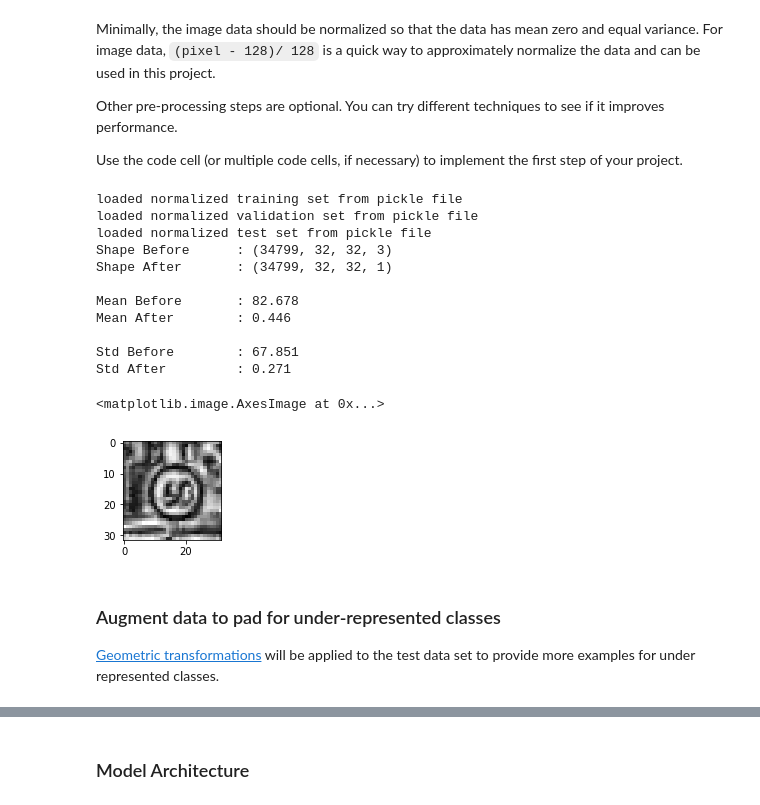
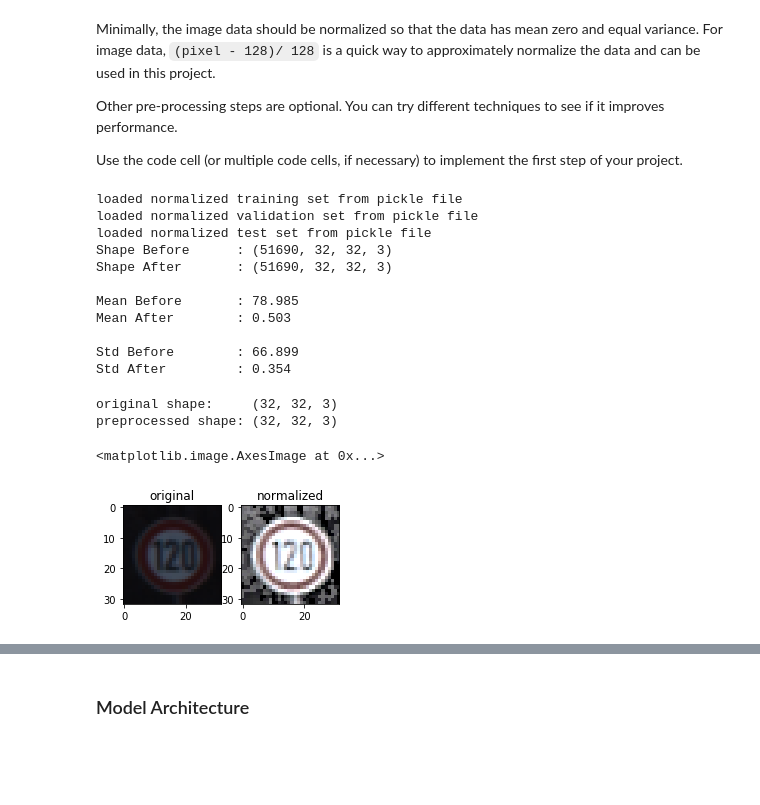
Before and after one commit to chriscab83/CarND-Traffic-Sign-Classifier-Project, a Jupyter notebook: Traffic_Sign_Classifier_2.ipynb, the cells around one changed output, grey strips where cells are left out. Drawn from its saved outputs; the diff is of its cells as text; code cells hidden in the pictures; blank space fills up the shorter version.

```diff
--- a/Traffic_Sign_Classifier_2.ipynb
+++ b/Traffic_Sign_Classifier_2.ipynb
@@ -141,20 +140,19 @@ plt.savefig('./writeup_imgs/all_classes.jpg')
 <matplotlib.figure.Figure at 0x...>
 # %%
 def preprocess_image(img):
-    gray = cv2.cvtColor(img, cv2.COLOR_RGB2GRAY)
-    #return cv2.normalize(gray, gray, alpha=0, beta=1, norm_type=cv2.NORM_MINMAX, dtype=cv2.CV_32F)
-    gray = (gray / 255.).astype(np.float32)
-    return exposure.equalize_adapthist(gray)
+    norm = cv2.cvtColor(img, cv2.COLOR_RGB2YCR_CB)
+    norm[:,:,0] = cv2.equalizeHist(norm[:,:,0])
+    return cv2.cvtColor(norm, cv2.COLOR_YCrCb2RGB)
 
 # display example of each class
 fig = plt.figure(figsize=(32,32))
 
-class_images = {}
+norm_class_images = {}
 for i in range(n_classes):
     idx = np.where(y_train==i)[0][0]
     img = X_train[idx]
     img = preprocess_image(img)
-    class_images[y_train[idx]] = img
+    norm_class_images[y_train[idx]] = img
     asp = fig.add_subplot(int(n_classes/5)+1, 5, i+1)
     asp.imshow(img, cmap='gray')
     asp.set_title(str(i) + ': ' + label_dict[y_train[idx]], fontsize=16)
@@ -238,13 +462,20 @@ testing_norm_file = 'traffic-signs-data/test_norm.p'
 overwrite = False
 
 def preprocess_image(img):
-    gray = cv2.cvtColor(img, cv2.COLOR_RGB2GRAY)
-    #return cv2.normalize(gray, gray, alpha=0, beta=1, norm_type=cv2.NORM_MINMAX, dtype=cv2.CV_32F)
-    gray = (gray / 255.).astype(np.float32)
-    return exposure.equalize_adapthist(gray)
+    norm_y = cv2.cvtColor(img, cv2.COLOR_RGB2YCR_CB)
+    norm_y[:,:,0] = cv2.equalizeHist(norm_y[:,:,0])
+    norm = cv2.cvtColor(norm_y, cv2.COLOR_YCrCb2RGB)
+
+    gb = cv2.GaussianBlur(norm, (5,5), 20.0)
+    norm = cv2.addWeighted(norm, 2, gb, -1, 0)
+
+    return norm
+    #gray = cv2.cvtColor(img, cv2.COLOR_RGB2GRAY)
+    #return exposure.equalize_adapthist(gray)
 
 def normalize_dataset(data):
-    norm_data = np.array([preprocess_image(img) for img in tqdm(data)])[..., newaxis]
+    norm_data = np.array([preprocess_image(img) for img in tqdm(data)])#[..., newaxis]
+    norm_data = (norm_data / 255.).astype(np.float32)
     return norm_data
 
 X_train_norm = []
@@ -287,25 +518,32 @@ print("Std After         : {:.3f}".format(np.std(X_train_norm)))
 loaded normalized training set from pickle file
 loaded normalized validation set from pickle file
 loaded normalized test set from pickle file
-Shape Before      : (34799, 32, 32, 3)
-Shape After       : (34799, 32, 32, 1)
+Shape Before      : (51690, 32, 32, 3)
+Shape After       : (51690, 32, 32, 3)
 
-Mean Before       : 82.678
-Mean After        : 0.446
+Mean Before       : 78.985
+Mean After        : 0.503
 
-Std Before        : 67.851
-Std After         : 0.271
+Std Before        : 66.899
+Std After         : 0.354
 # %%
 idx = random.randint(0, len(X_train))
-img = X_train_norm[idx]
+img = X_train[idx]
+img_norm = X_train_norm[idx]
 
+print("original shape:    ",img.shape)
+print("preprocessed shape:",img_norm.shape)
 fig = plt.figure()
+
 ax1 = fig.add_subplot(2,3,1)
-ax1.imshow(img[:, :, 0], cmap='gray')
+ax1.set_title('original')
+ax1.imshow(img)
+
+ax2 = fig.add_subplot(2,3,2)
+ax2.set_title('normalized')
+ax2.imshow(img_norm)
 # %% [output]
-<matplotlib.image.AxesImage at 0x...>
+original shape:     (32, 32, 3)
+preprocessed shape: (32, 32, 3)
+<matplotlib.image.AxesImage at 0x...>
-[figure, old version]
+[figure, new version]
-# %% [markdown]
-### Augment data to pad for under-represented classes
-
-[Geometric transformations](http://opencv-python-tutroals.readthedocs.io/en/latest/py_tutorials/py_imgproc/py_geometric_transformations/py_geometric_transformations.html) will be applied to the test data set to provide more examples for under represented classes.
```
Also changed, not shown: parts of 30 cells of this notebook, 13 other files.
